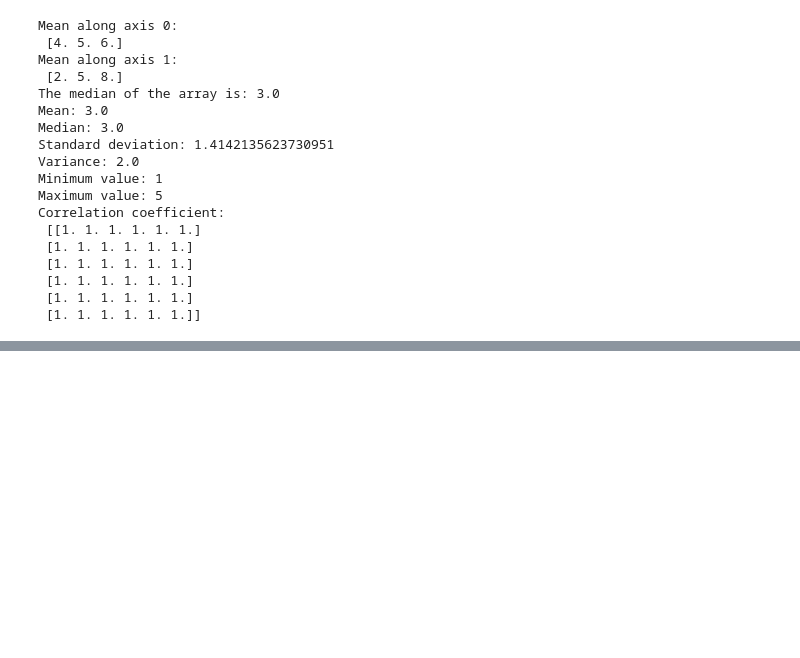
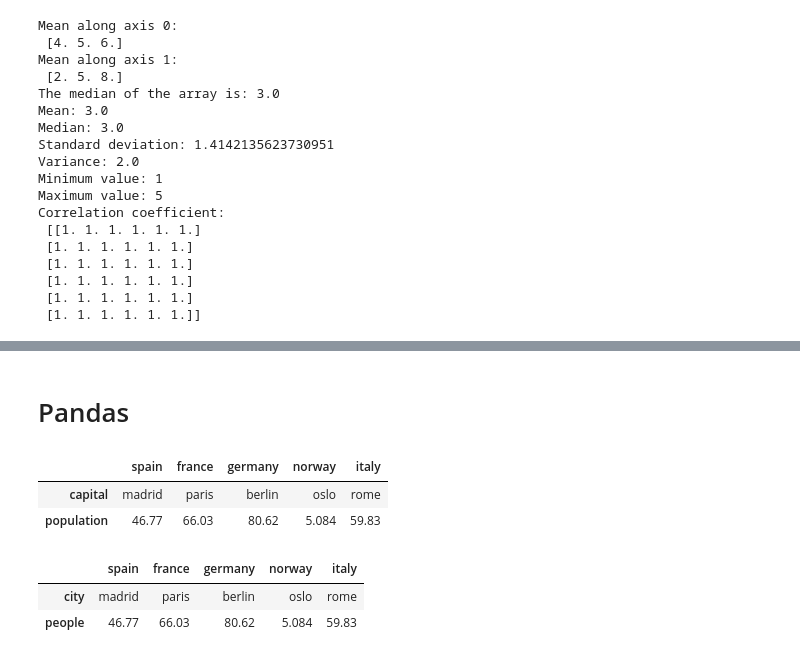
Before and after one commit to ia234/Python_23, a Jupyter notebook: Python_Cheat_Sheet_2023.ipynb, the cells around one changed output, grey strips where cells are left out. Saved outputs shown, nothing was run; the diff lists cells and outputs as text; code cells hidden in the pictures; blank space fills up the shorter version.

```diff
--- a/Python_Cheat_Sheet_2023.ipynb
+++ b/Python_Cheat_Sheet_2023.ipynb
@@ -807,0 +842,25 @@ Correlation coefficient:
+# %%
+import pprint
+
+# Dictionary of dictionaries
+europe = { 'spain': { 'capital':'madrid', 'population':46.77 },
+           'france': { 'capital':'paris', 'population':66.03 },
+           'germany': { 'capital':'berlin', 'population':80.62 },
+           'norway': { 'capital':'oslo', 'population':5.084 } }
+
+
+# Print out the capital of France
+print(europe['france']['capital'])  # OUTPUT: paris
+
+
+# key in dict: Returns True if the specified key is in the dictionary, False otherwise.
+print('italy' in europe)  # OUTPUT: False
+
+# Create sub-dictionary data
+data = {'capital':'rome', 'population': 59.83}
+
+# Add data to europe under key 'italy'
+europe.update({'italy': data})
+
+# Print europe
+pprint.pprint(europe)
@@ -807,0 +875,22 @@ Correlation coefficient:
+# %% [markdown]
+# Pandas
+# %%
+import pandas as pd
+europe_df = pd.DataFrame(europe)
+europe_df
+# %% [output]
+|  | spain | france | germany | norway | italy |
+| capital | madrid | paris | berlin | oslo | rome |
+| population | 46.77 | 66.03 | 80.62 | 5.084 | 59.83 |
+# %%
+# Definition of row_labels
+row_labels = ['city', 'people']
+
+# Specify row labels of cars
+europe_df.index = row_labels
+
+europe_df
+# %% [output]
+|  | spain | france | germany | norway | italy |
+| city | madrid | paris | berlin | oslo | rome |
+| people | 46.77 | 66.03 | 80.62 | 5.084 | 59.83 |
```
Also changed, not shown: parts of 7 cells of this notebook.
